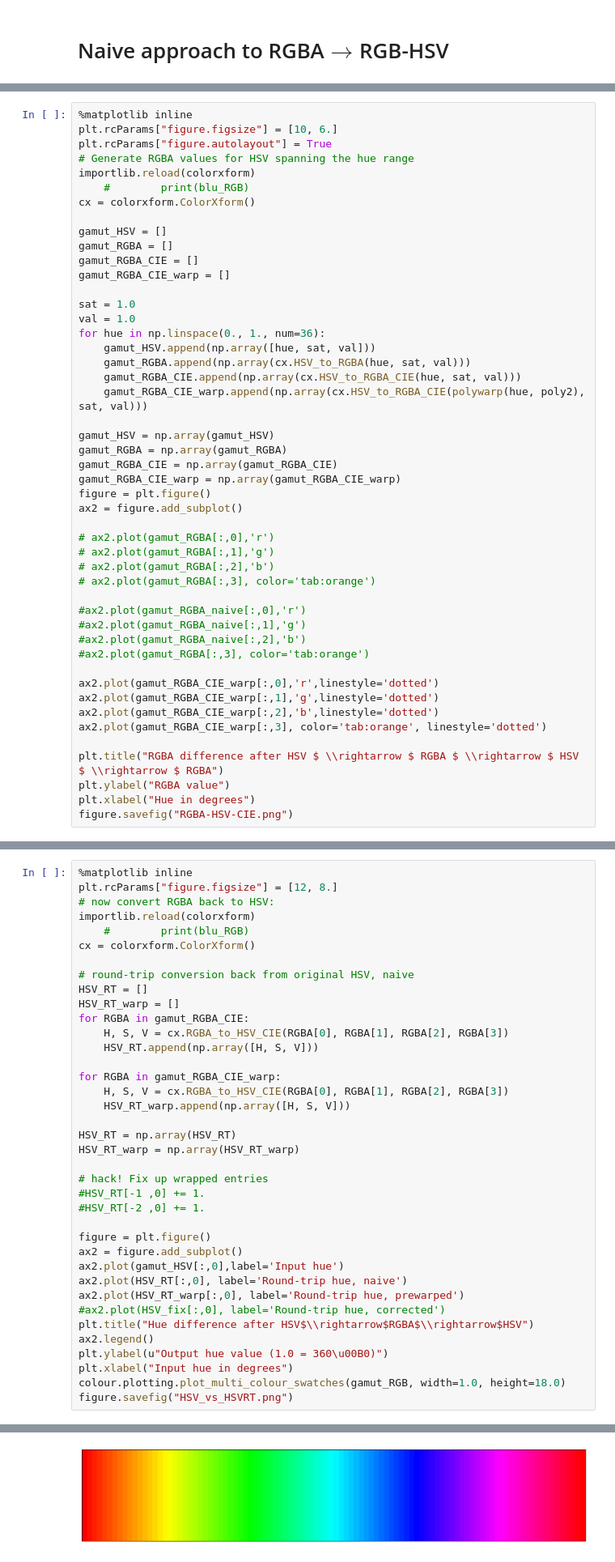
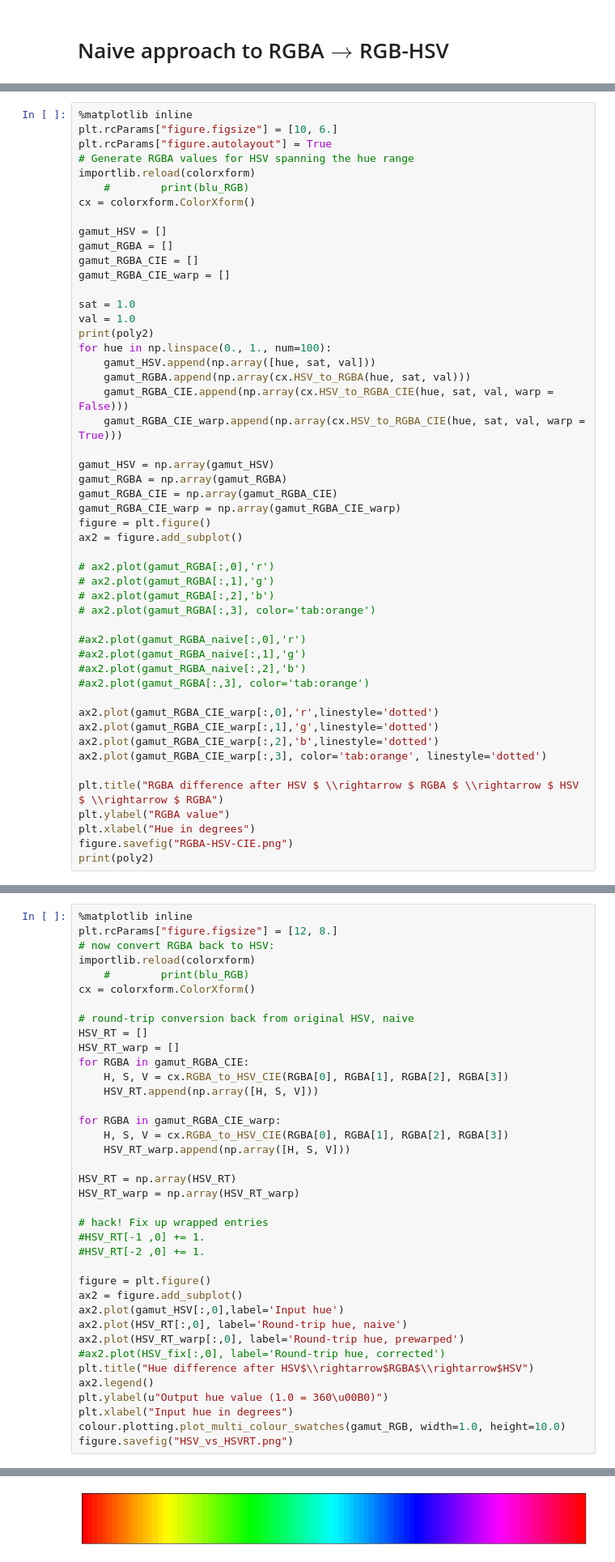
Before and after one commit to headrotor/colorxform, a Jupyter notebook: linearized_RGBA_to_hue.ipynb, the cells around one changed output, grey strips where cells are left out. Shown at 81% size. Drawn from its saved outputs; the diff is of its cells as text.

```diff
--- a/linearized_RGBA_to_hue.ipynb
+++ b/linearized_RGBA_to_hue.ipynb
@@ -119,11 +119,12 @@ gamut_RGBA_CIE_warp = []
 
 sat = 1.0
 val = 1.0
-for hue in np.linspace(0., 1., num=36):
+print(poly2)
+for hue in np.linspace(0., 1., num=100):
     gamut_HSV.append(np.array([hue, sat, val]))
     gamut_RGBA.append(np.array(cx.HSV_to_RGBA(hue, sat, val)))
-    gamut_RGBA_CIE.append(np.array(cx.HSV_to_RGBA_CIE(hue, sat, val)))
-    gamut_RGBA_CIE_warp.append(np.array(cx.HSV_to_RGBA_CIE(polywarp(hue, poly2), sat, val)))
+    gamut_RGBA_CIE.append(np.array(cx.HSV_to_RGBA_CIE(hue, sat, val, warp = False)))
+    gamut_RGBA_CIE_warp.append(np.array(cx.HSV_to_RGBA_CIE(hue, sat, val, warp = True)))
 
 gamut_HSV = np.array(gamut_HSV)
 gamut_RGBA = np.array(gamut_RGBA)
@@ -151,4 +152,5 @@ plt.title("RGBA difference after HSV $ \\rightarrow $ RGBA $ \\rightarrow $ HSV
 plt.ylabel("RGBA value")
 plt.xlabel("Hue in degrees")
 figure.savefig("RGBA-HSV-CIE.png")
+print(poly2)
 # %% [output]
@@ -189,6 +195,6 @@ plt.title("Hue difference after HSV$\\rightarrow$RGBA$\\rightarrow$HSV")
 ax2.legend()
 plt.ylabel(u"Output hue value (1.0 = 360\u00B0)")
 plt.xlabel("Input hue in degrees")
-colour.plotting.plot_multi_colour_swatches(gamut_RGB, width=1.0, height=18.0)
+colour.plotting.plot_multi_colour_swatches(gamut_RGB, width=1.0, height=10.0)
 figure.savefig("HSV_vs_HSVRT.png")
 # %% [output]
@@ -196 +202 @@ figure.savefig("HSV_vs_HSVRT.png")
-[figure, old version]
+[figure, new version]
```
Also changed, not shown: parts of 10 cells of this notebook, 1 other file.
